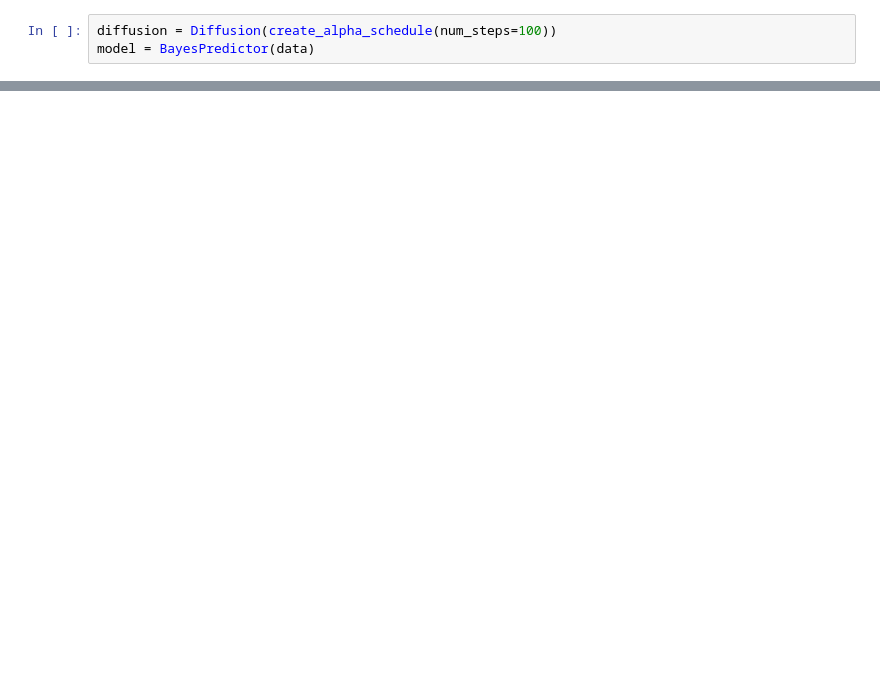
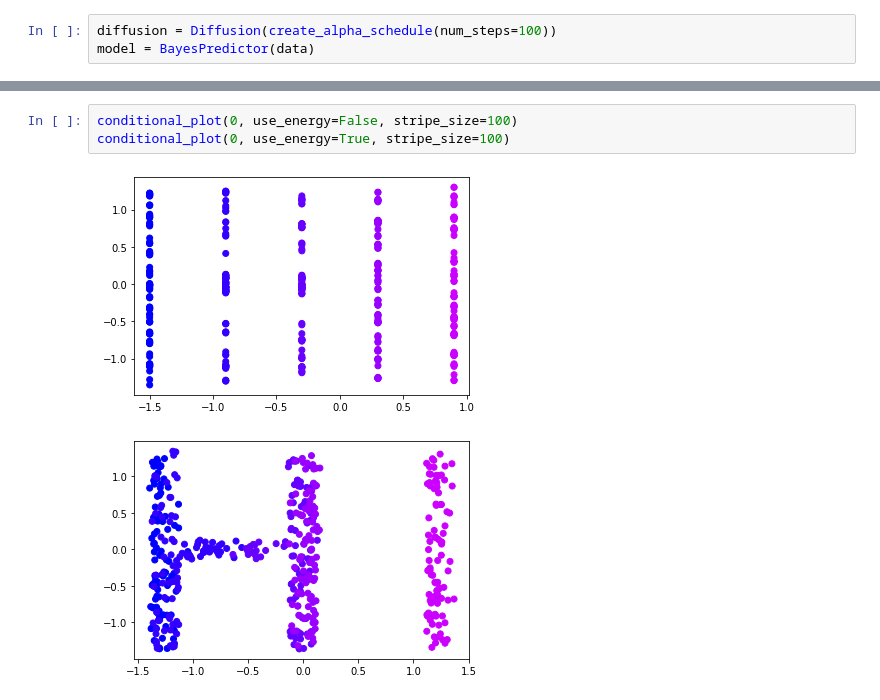
Before and after one commit to unixpickle/ddim, a Jupyter notebook: 2d_conditional.ipynb, the cells around one changed output, grey strips where cells are left out. Cells and saved outputs as stored; diff of their text form; blank space fills up the shorter version.

```diff
--- a/2d_conditional.ipynb
+++ b/2d_conditional.ipynb
@@ -58,0 +76,6 @@ plt.show()
+# %%
+conditional_plot(0, use_energy=False, stripe_size=100)
+conditional_plot(0, use_energy=True, stripe_size=100)
+# %% [output]
+[figure, added]
+[figure, added]
```
Also changed, not shown: parts of 4 cells of this notebook.
